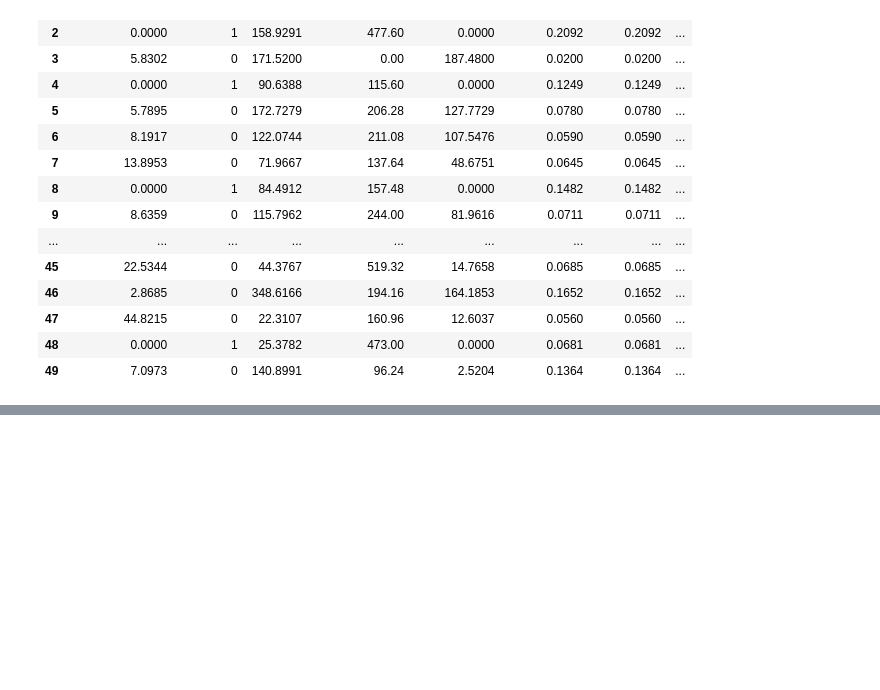
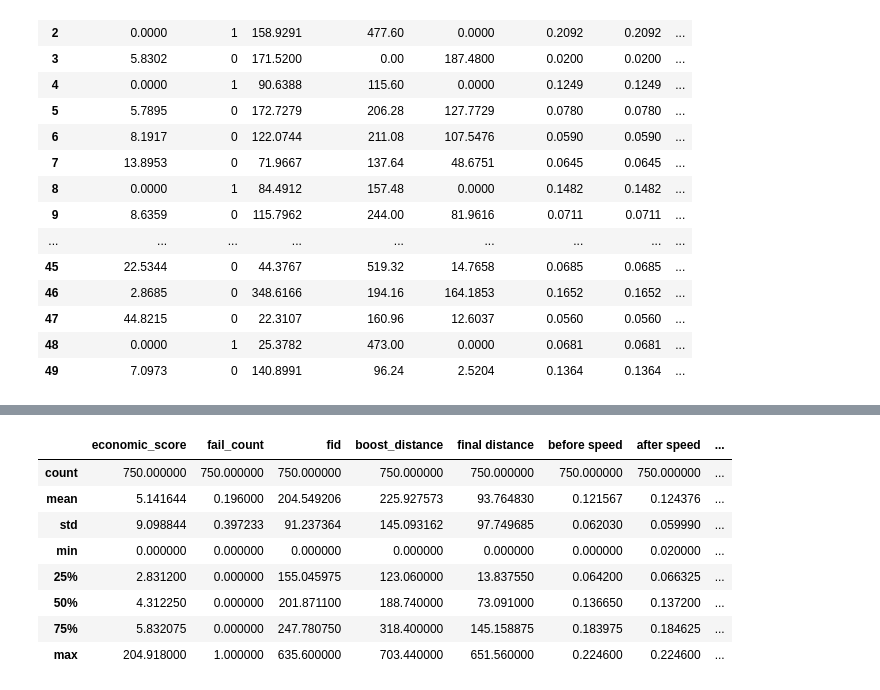
Before and after one commit to Sahil-Tomar/Slow-Escape-Decisions-Trait-Anxiety, a Jupyter notebook: STAI-Y/score2.ipynb, the cells around one changed output, grey strips where cells are left out. Saved outputs shown, nothing was run; the diff lists cells and outputs as text; code cells hidden in the pictures; blank space fills up the shorter version.

```diff
--- a/STAI-Y/score2.ipynb
+++ b/STAI-Y/score2.ipynb
@@ -243,0 +391,12 @@ for i in dfs.keys():
+# %%
+merged.describe()
+# %% [output]
+|  | economic_score | fail_count | fid | boost_distance | final distance | before speed | after speed | ... |
+| count | 750.000000 | 750.000000 | 750.000000 | 750.000000 | 750.000000 | 750.000000 | 750.000000 | ... |
+| mean | 5.141644 | 0.196000 | 204.549206 | 225.927573 | 93.764830 | 0.121567 | 0.124376 | ... |
+| std | 9.098844 | 0.397233 | 91.237364 | 145.093162 | 97.749685 | 0.062030 | 0.059990 | ... |
+| min | 0.000000 | 0.000000 | 0.000000 | 0.000000 | 0.000000 | 0.000000 | 0.020000 | ... |
+| 25% | 2.831200 | 0.000000 | 155.045975 | 123.060000 | 13.837550 | 0.064200 | 0.066325 | ... |
+| 50% | 4.312250 | 0.000000 | 201.871100 | 188.740000 | 73.091000 | 0.136650 | 0.137200 | ... |
+| 75% | 5.832075 | 0.000000 | 247.780750 | 318.400000 | 145.158875 | 0.183975 | 0.184625 | ... |
+| max | 204.918000 | 1.000000 | 635.600000 | 703.440000 | 651.560000 | 0.224600 | 0.224600 | ... |
```
Also changed, not shown: parts of 21 cells of this notebook, 2 other files.
